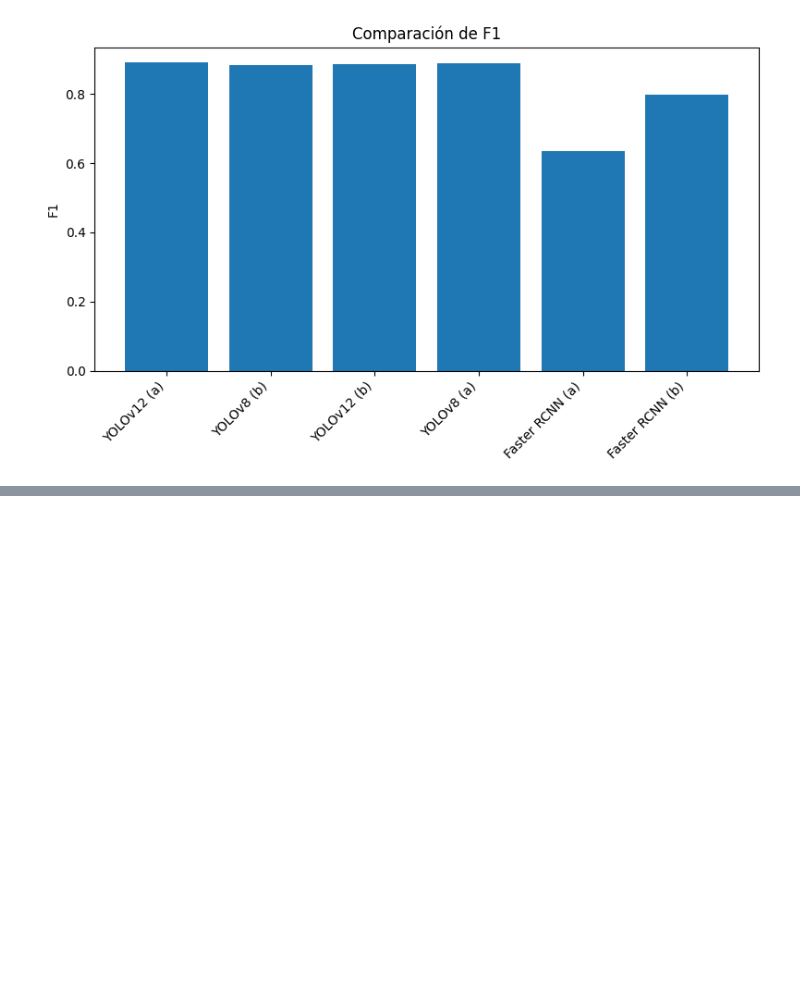
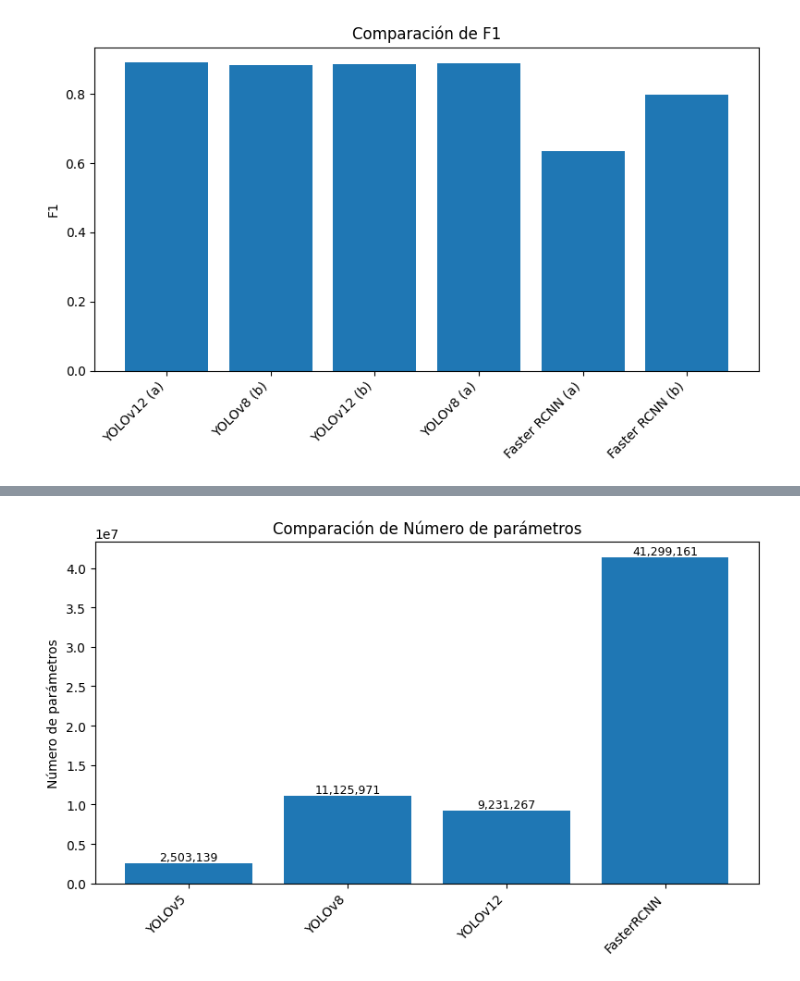
Before and after one commit to a20190202/Tesis, a Jupyter notebook: O2-Identificacion-numeros-placa/resultados.ipynb, the cells around one changed output, grey strips where cells are left out. Saved outputs shown, nothing was run; the diff lists cells and outputs as text; code cells hidden in the pictures; blank space fills up the shorter version.

```diff
--- a/O2-Identificacion-numeros-placa/resultados.ipynb
+++ b/O2-Identificacion-numeros-placa/resultados.ipynb
@@ -31,3 +60,31 @@ for metrica in metricas:
+# %%
+
+# Cargar el archivo
+archivo = "resultados_tiempos_param.xlsx"  # Cambia por la ruta correcta
+df = pd.read_excel(archivo)
+
+# Seleccionar columnas de interés
+modelos = df['ID']
+metricas = ['Número de parámetros']
+
+# Configurar gráfico
+x = range(len(modelos))
+
+for metrica in metricas:
+    x = range(len(df))
+    y = df[metrica]
+    plt.figure(figsize=(8, 5))
+    # Agregar los valores encima de cada barra
+    for i, v in enumerate(y):
+        plt.text(i, v + 0.002, f"{v:,.0f}", ha='center', va='bottom', fontsize=9)
+    plt.bar(x, df[metrica], tick_label=modelos)
+    plt.ylabel(metrica)
+    plt.title(f'Comparación de {metrica}')
+    plt.xticks(rotation=45, ha='right')
+    plt.tight_layout()
+    plt.show()
+# %% [output]
+[figure, added]
 # %%
 import pandas as pd
 import matplotlib.pyplot as plt
```
Also changed, not shown: parts of 2 cells of this notebook, 8 other files.
